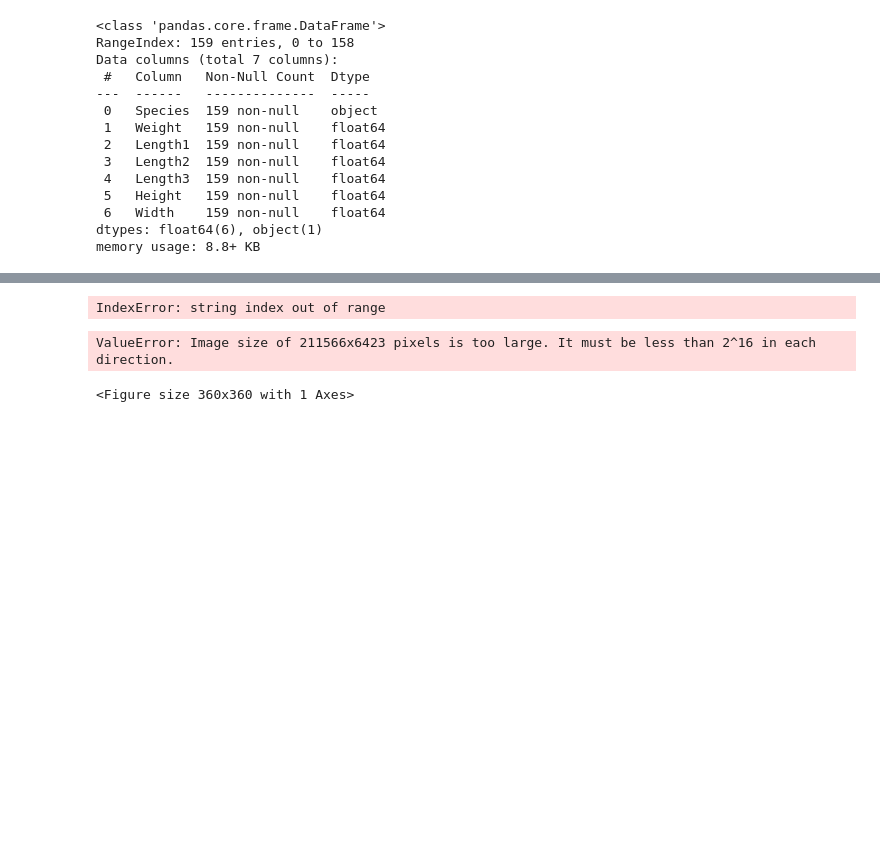
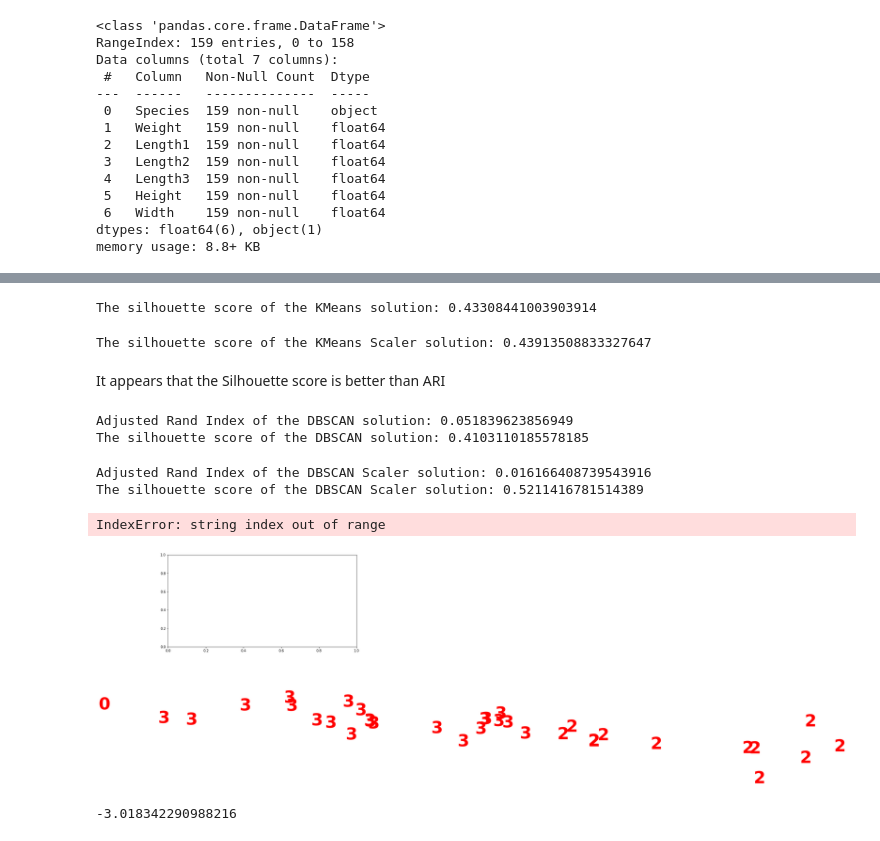
Before and after one commit to iamkkdev/Thinkful-github, a Jupyter notebook: UnsupCap1.ipynb, the cells around one changed output, grey strips where cells are left out. Drawn from its saved outputs; the diff is of its cells as text; code cells hidden in the pictures; blank space fills up the shorter version.

```diff
--- a/UnsupCap1.ipynb
+++ b/UnsupCap1.ipynb
@@ -87,6 +87,8 @@ X = fish_df.drop('Species', axis = 1)
 # %%
 le = LabelEncoder()
 y = le.fit_transform(fish_df['Species'])
+# %%
+scaler = StandardScaler().fit_transform(X)
 # %%
 kmeans_cluster = KMeans(n_clusters=5, random_state=123)
 
@@ -97,0 +100,14 @@ y_pred = kmeans_cluster.predict(X)
+# %%
+pca = PCA(n_components=2).fit_transform(X)
+
+plt.figure(figsize=(5,10))
+colours = 'rbg'
+for i in range(pca.shape[0]):
+    plt.text(pca[i, 0], pca[i, 1], str(y_pred[i]),
+
+             fontdict={'weight': 'bold', 'size': 50}
+        )
+plt.xticks([])
+plt.axis('off')
+plt.yticks([])
+plt.show()
@@ -97,0 +137,6 @@ y_pred = kmeans_cluster.predict(X)
+# %%
+kmeans_cluster = KMeans(n_clusters=5, random_state=123)
+
+# Fit model
+%timeit kmeans_cluster.fit(scaler)
+y_pred_scaler = kmeans_cluster.predict(scaler)
@@ -98,19 +155,60 @@ y_pred = kmeans_cluster.predict(X)
+# %%
+print("The silhouette score of the KMeans solution: {}"
+      .format(metrics.silhouette_score(X, y_pred, metric='euclidean')))
+# %% [output]
+The silhouette score of the KMeans solution: 0.43308441003903914
+# %%
+print("The silhouette score of the KMeans Scaler solution: {}"
+      .format(metrics.silhouette_score(scaler, y_pred_scaler, metric='euclidean')))
+# %% [output]
+The silhouette score of the KMeans Scaler solution: 0.43913508833327647
+# %% [markdown]
+It appears that the Silhouette score is better than ARI
+# %%
+# Defining the agglomerative clustering
+dbscan_cluster = DBSCAN(eps= 5, min_samples=1)
+
+# Fit model
+y_dbscan = dbscan_cluster.fit_predict(X)
+print("Adjusted Rand Index of the DBSCAN solution: {}"
+      .format(metrics.adjusted_rand_score(y, y_dbscan)))
+print("The silhouette score of the DBSCAN solution: {}"
+      .format(metrics.silhouette_score(X, y_dbscan, metric='euclidean')))
+# %% [output]
+Adjusted Rand Index of the DBSCAN solution: 0.051839623856949
+The silhouette score of the DBSCAN solution: 0.4103110185578185
+# %%
+# Defining the agglomerative clustering
+dbscan_cluster1 = DBSCAN(eps= 1, min_samples=4)
+
+# Fit model
+y_dbscan1 = dbscan_cluster1.fit_predict(scaler)
+print("Adjusted Rand Index of the DBSCAN Scaler solution: {}"
+      .format(metrics.adjusted_rand_score(y, y_dbscan1)))
+print("The silhouette score of the DBSCAN Scaler solution: {}"
+      .format(metrics.silhouette_score(scaler, y_dbscan1, metric='euclidean')))
+# %% [output]
+Adjusted Rand Index of the DBSCAN Scaler solution: 0.016166408739543916
+The silhouette score of the DBSCAN Scaler solution: 0.5211416781514389
 # %%
-pca = PCA(n_components=2).fit_transform(X)
+pca = PCA(n_components=2).fit_transform(scaler)
 
-plt.figure(figsize=(5,5))
+plt.figure(figsize=(10,5))
 colours = 'rbg'
 for i in range(pca.shape[0]):
-    plt.text(pca[i, 0], pca[i, 1], str(y_pred[i]),
+    plt.text(pca[i, 0], pca[i, 1], str(y_pred_scaler[i]),
              color=colours[y[i]],
              fontdict={'weight': 'bold', 'size': 50}
         )
 
 plt.xticks([])
 plt.yticks([])
 plt.axis('off')
 plt.show()
 # %% [output]
 IndexError: string index out of range
-ValueError: Image size of 211566x6423 pixels is too large. It must be less than 2^16 in each direction.
-<Figure size 360x360 with 1 Axes>
+[figure, added]
+# %%
+pca[i,0]
+# %% [output]
+-3.018342290988216
```
Also changed, not shown: parts of 10 cells of this notebook.
